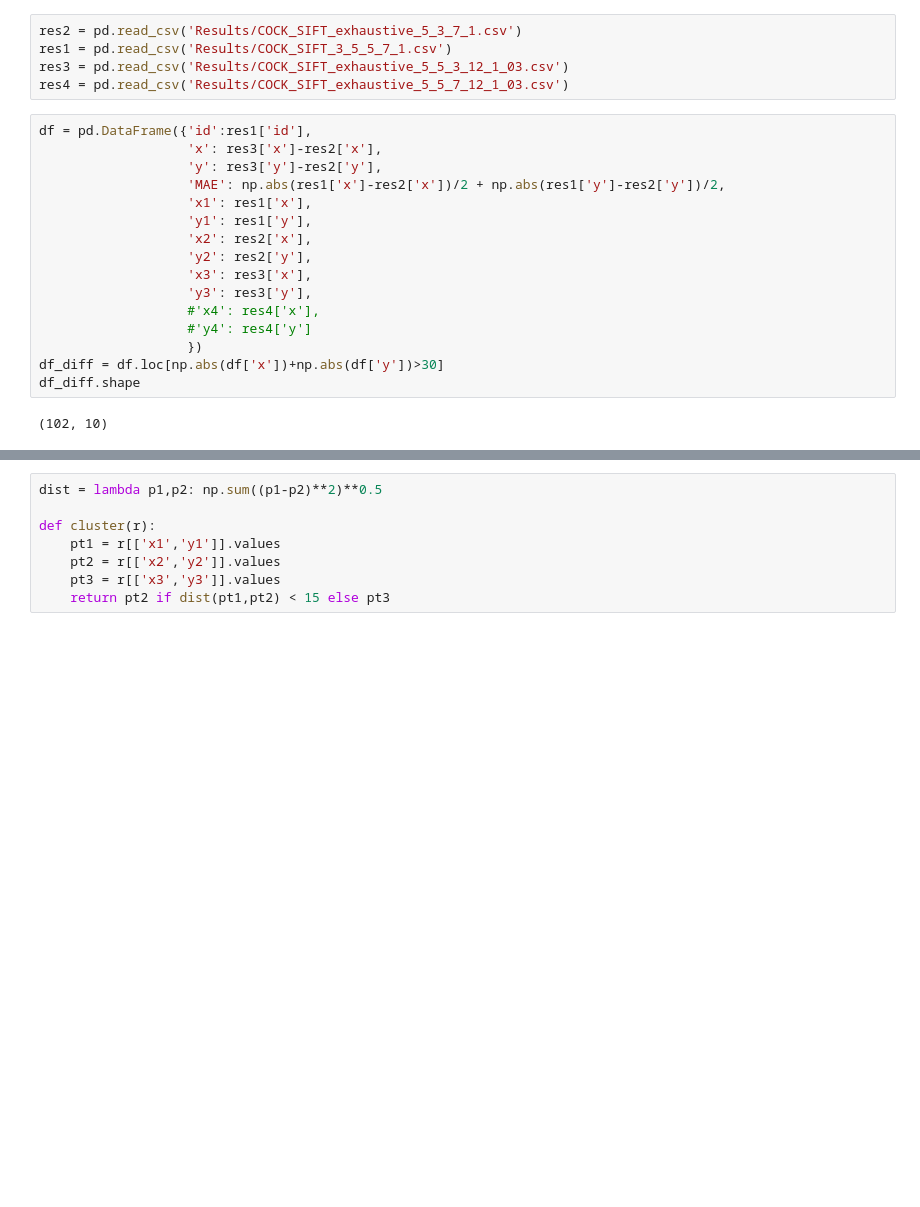
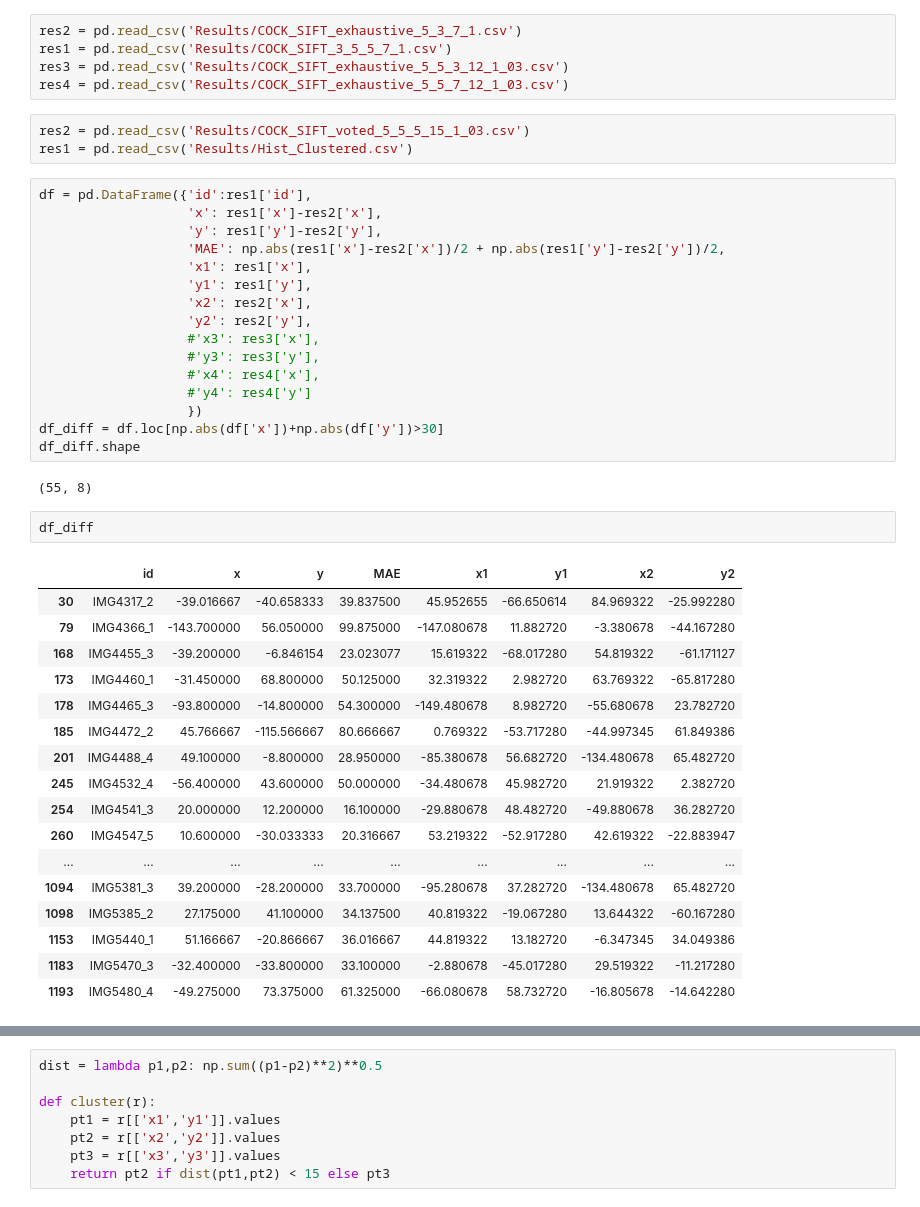
Before and after one commit to tuankhoin/Fine-Grained-Localization, a Jupyter notebook: eval_res.ipynb, the cells around one changed output, grey strips where cells are left out. Saved outputs shown, nothing was run; the diff lists cells and outputs as text; blank space fills up the shorter version.

Commit message:
cluster+voting

```diff
--- a/eval_res.ipynb
+++ b/eval_res.ipynb
@@ -6,24 +6,47 @@ res2 = pd.read_csv('Results/COCK_SIFT_exhaustive_5_3_7_1.csv')
 res1 = pd.read_csv('Results/COCK_SIFT_3_5_5_7_1.csv')
 res3 = pd.read_csv('Results/COCK_SIFT_exhaustive_5_5_3_12_1_03.csv')
 res4 = pd.read_csv('Results/COCK_SIFT_exhaustive_5_5_7_12_1_03.csv')
+# %%
+res2 = pd.read_csv('Results/COCK_SIFT_voted_5_5_5_15_1_03.csv')
+res1 = pd.read_csv('Results/Hist_Clustered.csv')
 # %%
 df = pd.DataFrame({'id':res1['id'],
-                   'x': res3['x']-res2['x'],
-                   'y': res3['y']-res2['y'],
+                   'x': res1['x']-res2['x'],
+                   'y': res1['y']-res2['y'],
                    'MAE': np.abs(res1['x']-res2['x'])/2 + np.abs(res1['y']-res2['y'])/2,
                    'x1': res1['x'],
                    'y1': res1['y'],
                    'x2': res2['x'],
                    'y2': res2['y'],
-                   'x3': res3['x'],
-                   'y3': res3['y'],
+                   #'x3': res3['x'],
+                   #'y3': res3['y'],
                    #'x4': res4['x'],
                    #'y4': res4['y']
                    })
 df_diff = df.loc[np.abs(df['x'])+np.abs(df['y'])>30]
 df_diff.shape
 # %% [output]
-(102, 10)
+(55, 8)
+# %%
+df_diff
+# %% [output]
+|  | id | x | y | MAE | x1 | y1 | x2 | y2 |
+| 30 | IMG4317_2 | -39.016667 | -40.658333 | 39.837500 | 45.952655 | -66.650614 | 84.969322 | -25.992280 |
+| 79 | IMG4366_1 | -143.700000 | 56.050000 | 99.875000 | -147.080678 | 11.882720 | -3.380678 | -44.167280 |
+| 168 | IMG4455_3 | -39.200000 | -6.846154 | 23.023077 | 15.619322 | -68.017280 | 54.819322 | -61.171127 |
+| 173 | IMG4460_1 | -31.450000 | 68.800000 | 50.125000 | 32.319322 | 2.982720 | 63.769322 | -65.817280 |
+| 178 | IMG4465_3 | -93.800000 | -14.800000 | 54.300000 | -149.480678 | 8.982720 | -55.680678 | 23.782720 |
+| 185 | IMG4472_2 | 45.766667 | -115.566667 | 80.666667 | 0.769322 | -53.717280 | -44.997345 | 61.849386 |
+| 201 | IMG4488_4 | 49.100000 | -8.800000 | 28.950000 | -85.380678 | 56.682720 | -134.480678 | 65.482720 |
+| 245 | IMG4532_4 | -56.400000 | 43.600000 | 50.000000 | -34.480678 | 45.982720 | 21.919322 | 2.382720 |
+| 254 | IMG4541_3 | 20.000000 | 12.200000 | 16.100000 | -29.880678 | 48.482720 | -49.880678 | 36.282720 |
+| 260 | IMG4547_5 | 10.600000 | -30.033333 | 20.316667 | 53.219322 | -52.917280 | 42.619322 | -22.883947 |
+| ... | ... | ... | ... | ... | ... | ... | ... | ... |
+| 1094 | IMG5381_3 | 39.200000 | -28.200000 | 33.700000 | -95.280678 | 37.282720 | -134.480678 | 65.482720 |
+| 1098 | IMG5385_2 | 27.175000 | 41.100000 | 34.137500 | 40.819322 | -19.067280 | 13.644322 | -60.167280 |
+| 1153 | IMG5440_1 | 51.166667 | -20.866667 | 36.016667 | 44.819322 | 13.182720 | -6.347345 | 34.049386 |
+| 1183 | IMG5470_3 | -32.400000 | -33.800000 | 33.100000 | -2.880678 | -45.017280 | 29.519322 | -11.217280 |
+| 1193 | IMG5480_4 | -49.275000 | 73.375000 | 61.325000 | -66.080678 | 58.732720 | -16.805678 | -14.642280 |
 # %%
 df_diff#.sample(50)
 # %% [output]
```
Also changed, not shown: parts of 1 cell of this notebook, 4 other files.
